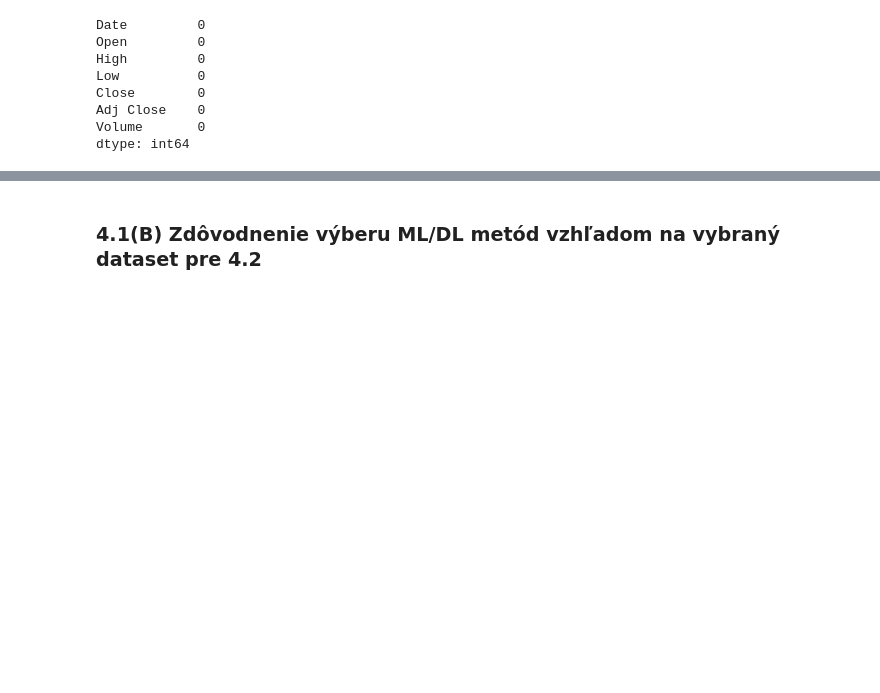
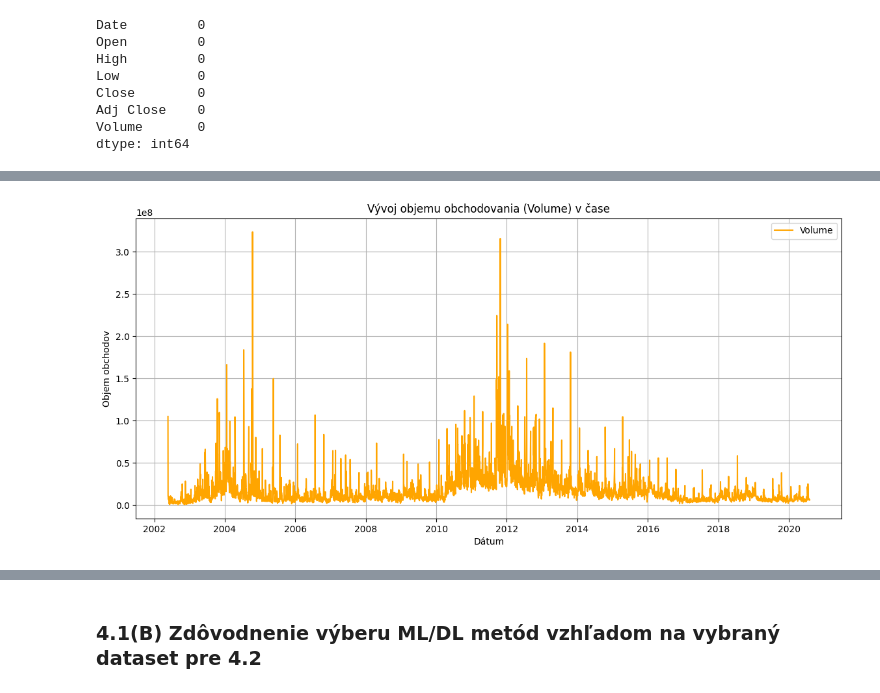
Before and after one commit to nikolasknapik/IAU_project, a Jupyter notebook: QUEST/quest.ipynb, the cells around one changed output, grey strips where cells are left out. Cells and saved outputs as stored; diff of their text form; code cells hidden in the pictures; blank space fills up the shorter version.

```diff
--- a/QUEST/quest.ipynb
+++ b/QUEST/quest.ipynb
@@ -103,0 +128,11 @@ sns.heatmap(df.corr(), annot=True, cmap="coolwarm")
+# %%
+plt.figure(figsize=(14,6))
+plt.plot(df["Date"], df["Volume"], label="Volume", color="orange")
+plt.title("Vývoj objemu obchodovania (Volume) v čase")
+plt.xlabel("Dátum")
+plt.ylabel("Objem obchodov")
+plt.grid(True)
+plt.legend()
+plt.show()
+# %% [output]
+[figure, added]
```
Also changed, not shown: parts of 22 cells of this notebook, 2 other files.
